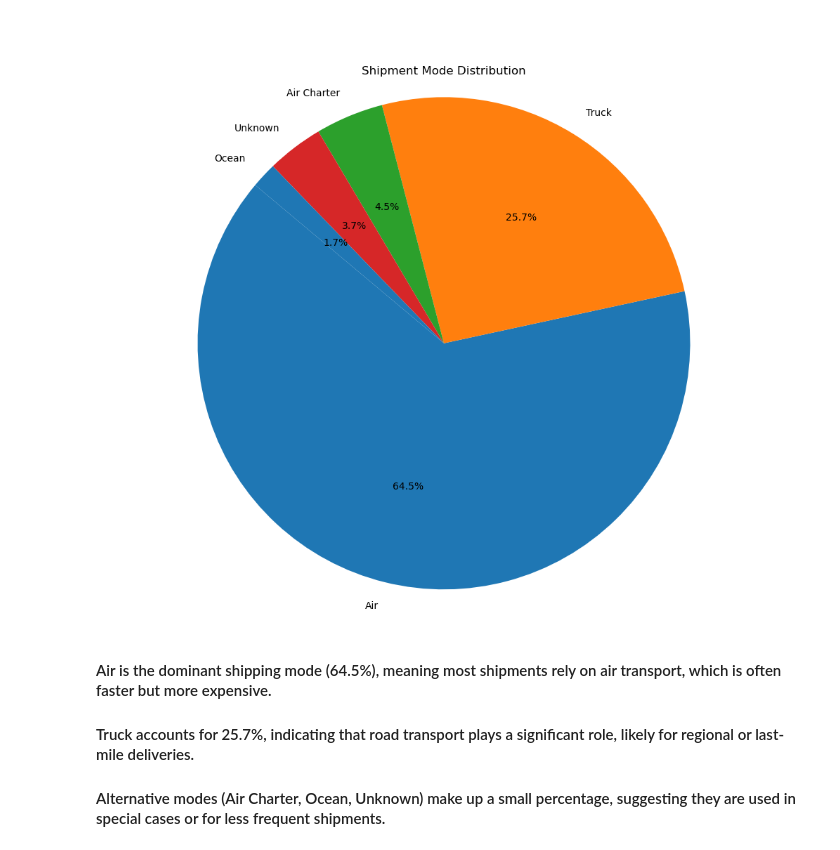
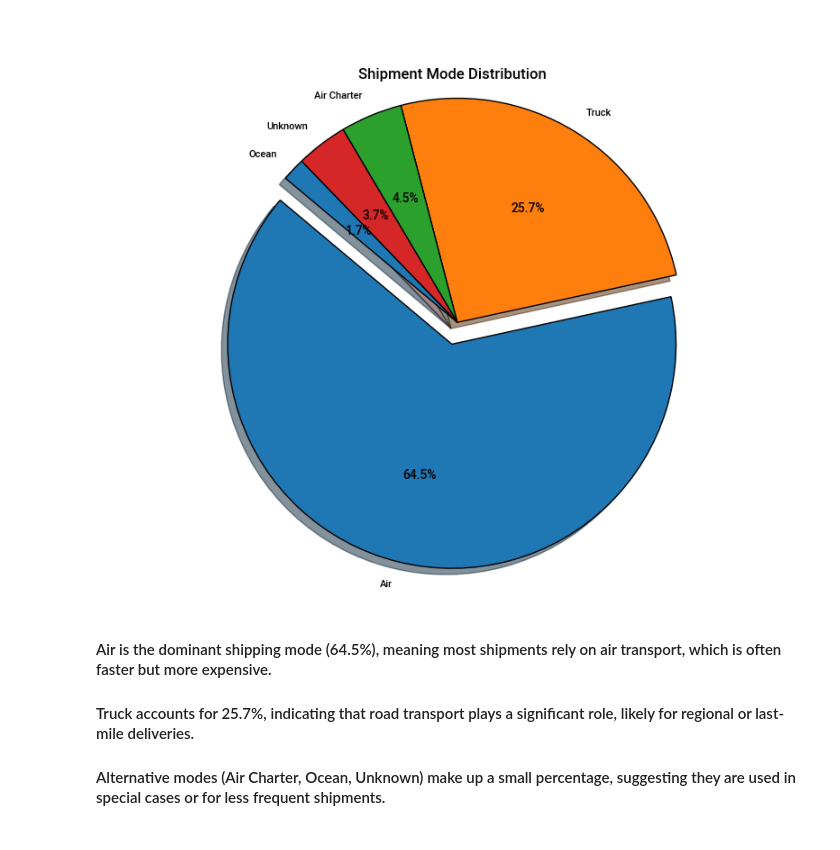
Before and after one commit to mahmoud-ayman5/Supply-chain-project, a Jupyter notebook: Supply Chain Data.ipynb, the cells around one changed output. Cells and saved outputs as stored; diff of their text form; code cells hidden in the pictures.

```diff
--- a/Supply Chain Data.ipynb
+++ b/Supply Chain Data.ipynb
@@ -417,19 +562,35 @@ plt.show()
 ## 3- What is the distribution of shipment modes used in the supply chain?
 # %% [markdown]
 #
-# %%
-# Group by shipment mode and count occurrencest
-plt.figure(figsize=(10, 8))  # Increase figure size if desired
-plt.pie(shipment_counts, labels=shipment_counts.index, autopct='%1.1f%%',
-        startangle=140, colors=['#1f77b4', '#ff7f0e', '#2ca02c', '#d62728'])
-plt.title('Shipment Mode Distribution')
-plt.axis('equal')  # Ensures the pie is drawn as a circle
-plt.tight_layout()  # Minimizes padding
-plt.show()
-
-plt.show()
-# %% [output]
-[figure, removed]
+# %%
+shipment_counts = df["Shipment Mode"].value_counts()
+
+# Prepare data
+data = shipment_counts.values
+labels = shipment_counts.index
+
+# Automatically explode the largest slice
+explode = [0.1 if i == 0 else 0 for i in range(len(data))]
+
+# Plot
+plt.figure(figsize=(8, 6))
+plt.pie(
+    data,
+    labels=labels,
+    autopct='%1.1f%%',
+    startangle=140,
+    colors=['#1f77b4', '#ff7f0e', '#2ca02c', '#d62728'],
+    explode=explode,
+    shadow=True,
+    wedgeprops={'edgecolor': 'black'}
+)
+
+plt.title('Shipment Mode Distribution')
+plt.axis('equal')  # Keep it circular
+plt.tight_layout()
+plt.show()
+# %% [output]
+[figure, added]
 # %% [markdown]
 #### Air is the dominant shipping mode (64.5%), meaning most shipments rely on air transport, which is often faster but more expensive.
 #### Truck accounts for 25.7%, indicating that road transport plays a significant role, likely for regional or last-mile deliveries.
```
Also changed, not shown: parts of 13 cells of this notebook, 21 other files.
